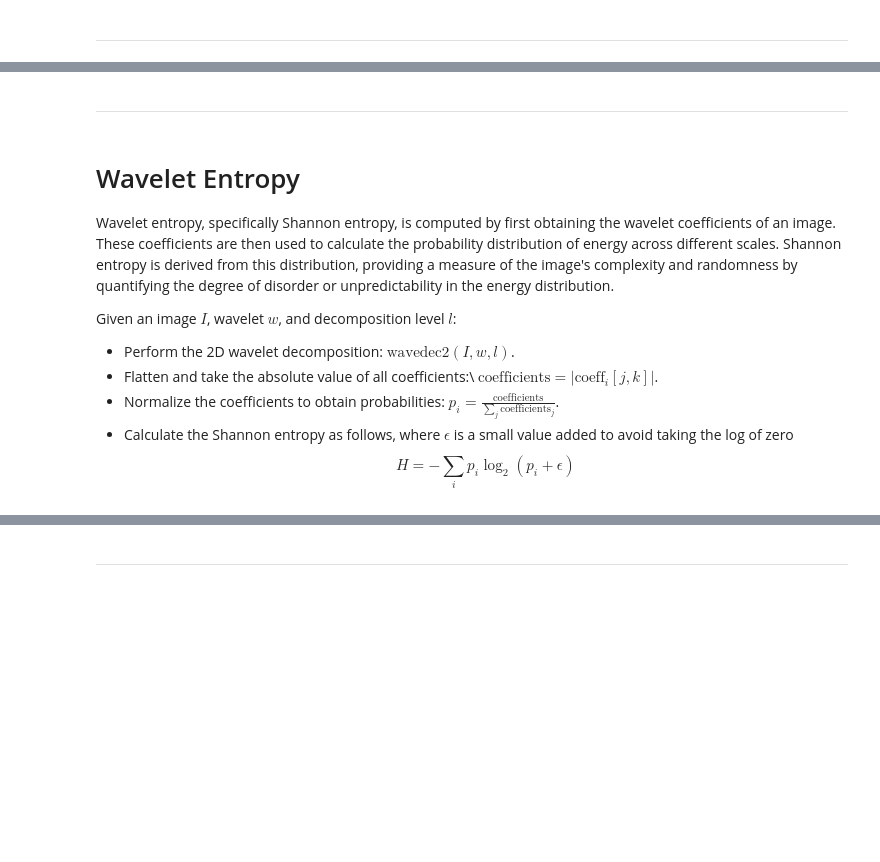
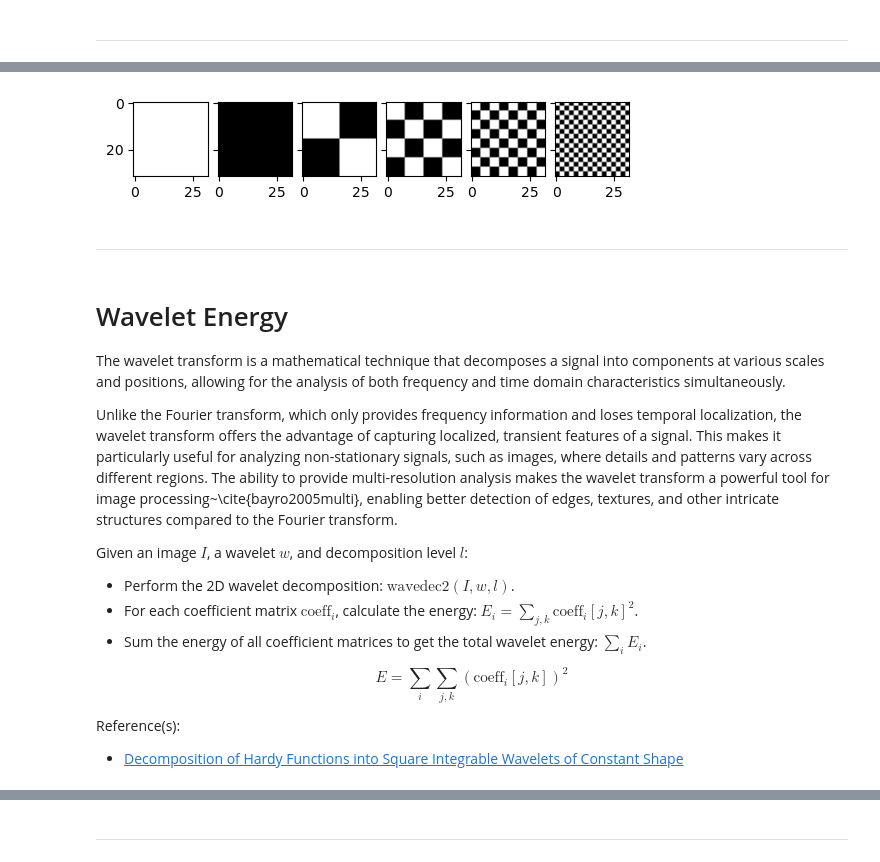
Before and after one commit to theokoles7/curriculum-learning-in-image-processing, a Jupyter notebook: demo.ipynb, the cells around one changed output, grey strips where cells are left out. Saved outputs shown, nothing was run; the diff lists cells and outputs as text; code cells hidden in the pictures; blank space fills up the shorter version.

```diff
--- a/demo.ipynb
+++ b/demo.ipynb
@@ -112,6 +26,0 @@ def wavelet_energy(
-# %%
-"""Calculate wavelet energy of sample images."""
-
-for image in images:
-
-    print(f"Wavelet evergy of {image.filename}: {wavelet_energy(image)}")
@@ -125,16 +31,64 @@ Wavelet evergy of /home/theokoles/Projects/Image-Complexity-by-Wavelet-Decomposi
+# %%
+"""Generate sample images."""
+
+from PIL                import Image
+from matplotlib.pyplot  import Figure
+
+# Initialize images dictionary
+images: dict[str, Image]    = {}
+
+# Create solid black & white images
+images.update({"white": Image.new("L", (32, 32), 255)})
+images.update({"black": Image.new("L", (32, 32), 0)})
+
+# Create checkered images
+for e in range(1, 5):
+
+    # Determine size of each square
+    square_dim: int     = 32 // 2**e
+
+    # Initialize image
+    img:        Image   = Image.new("L", (32, 32))
+
+    # Color the image
+    for x in range(32):
+        for y in range(32):
+            img.putpixel((x, y), 255 if ((x // square_dim) + (y // square_dim)) % 2 == 0 else 0)
+
+    # Add to dictionary
+    images.update({f"{2**e}x{2**e}": img})
+
+# Initialize plot
+figure  = plt.figure()
+
+# Initialize grid
+grid    = ImageGrid(figure, 111, nrows_ncols = (1, 6), axes_pad  = 0.1)
+
+# Add images to grid
+for axis, image in zip(grid, images.values()): axis.imshow(image, cmap = cm.gray, vmin = 0, vmax = 255)
+
+# Diplsay images
+plt.show()
+# %% [output]
+[figure, added]
 # %% [markdown]
 ---
-# %% [markdown]
-# Wavelet Entropy
-
-Wavelet entropy, specifically Shannon entropy, is computed by first obtaining the wavelet coefficients of an image. These coefficients are then used to calculate the probability distribution of energy across different scales. Shannon entropy is derived from this distribution, providing a measure of the image's complexity and randomness by quantifying the degree of disorder or unpredictability in the energy distribution.
-
-Given an image $I$, wavelet $w$, and decomposition level $l$:
-* Perform the 2D wavelet decomposition: $\text{wavedec2}(I, w, l)$.
-* Flatten and take the absolute value of all coefficients:\\ $\text{coefficients} = \left| \text{coeff}_i[j, k]\right|$.
-* Normalize the coefficients to obtain probabilities: $p_i = \frac{\text{coefficients}}{\sum_j \text{coefficients}_j}$.
-* Calculate the Shannon entropy as follows, where $\epsilon$ is a small value added to avoid taking the log of zero
-$$
-H = -\sum_i p_i \log_2(p_i + \epsilon)
-$$
+# %% [markdown]
+# Wavelet Energy
+
+The wavelet transform is a mathematical technique that decomposes a signal into components at various scales and positions, allowing for the analysis of both frequency and time domain characteristics simultaneously.
+
+Unlike the Fourier transform, which only provides frequency information and loses temporal localization, the wavelet transform offers the advantage of capturing localized, transient features of a signal. This makes it particularly useful for analyzing non-stationary signals, such as images, where details and patterns vary across different regions. The ability to provide multi-resolution analysis makes the wavelet transform a powerful tool for image processing~\cite{bayro2005multi}, enabling better detection of edges, textures, and other intricate structures compared to the Fourier transform.
+
+Given an image $I$, a wavelet $w$, and decomposition level $l$:
+* Perform the 2D wavelet decomposition: $\text{wavedec2}(I, w, l)$.
+* For each coefficient matrix $\text{coeff}_i$, calculate the energy: $E_i = \sum_{j, k} \text{coeff}_i[j, k]^2$.
+* Sum the energy of all coefficient matrices to get the total wavelet energy: $\sum_i E_i$.
+
+$$
+E = \sum_{i} \sum_{j,k} \left( \text{coeff}_i[j,k] \right)^2
+$$
+
+Reference(s):
+* [Decomposition of Hardy Functions into Square Integrable Wavelets of Constant Shape](https://epubs.siam.org/doi/10.1137/0515056)
 # %%
```
Also changed, not shown: parts of 27 cells of this notebook.
